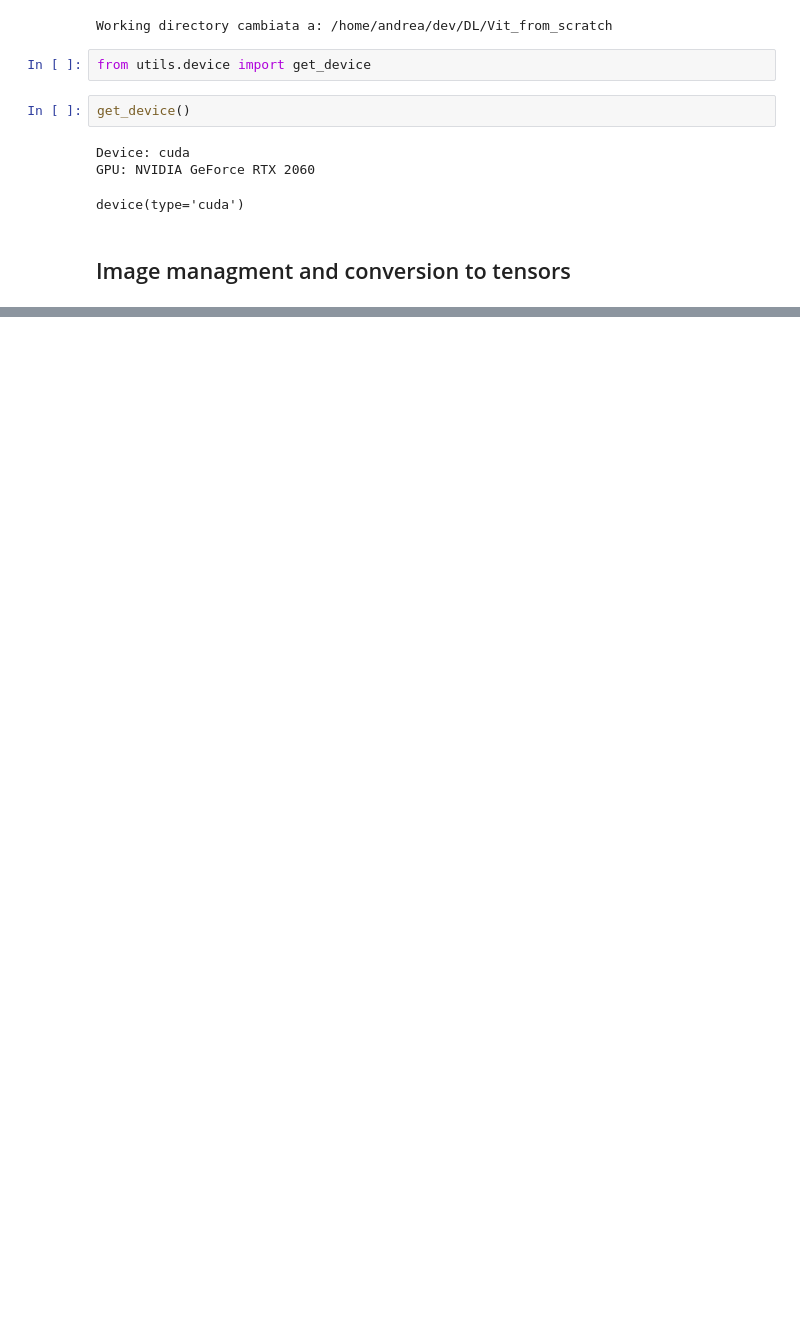
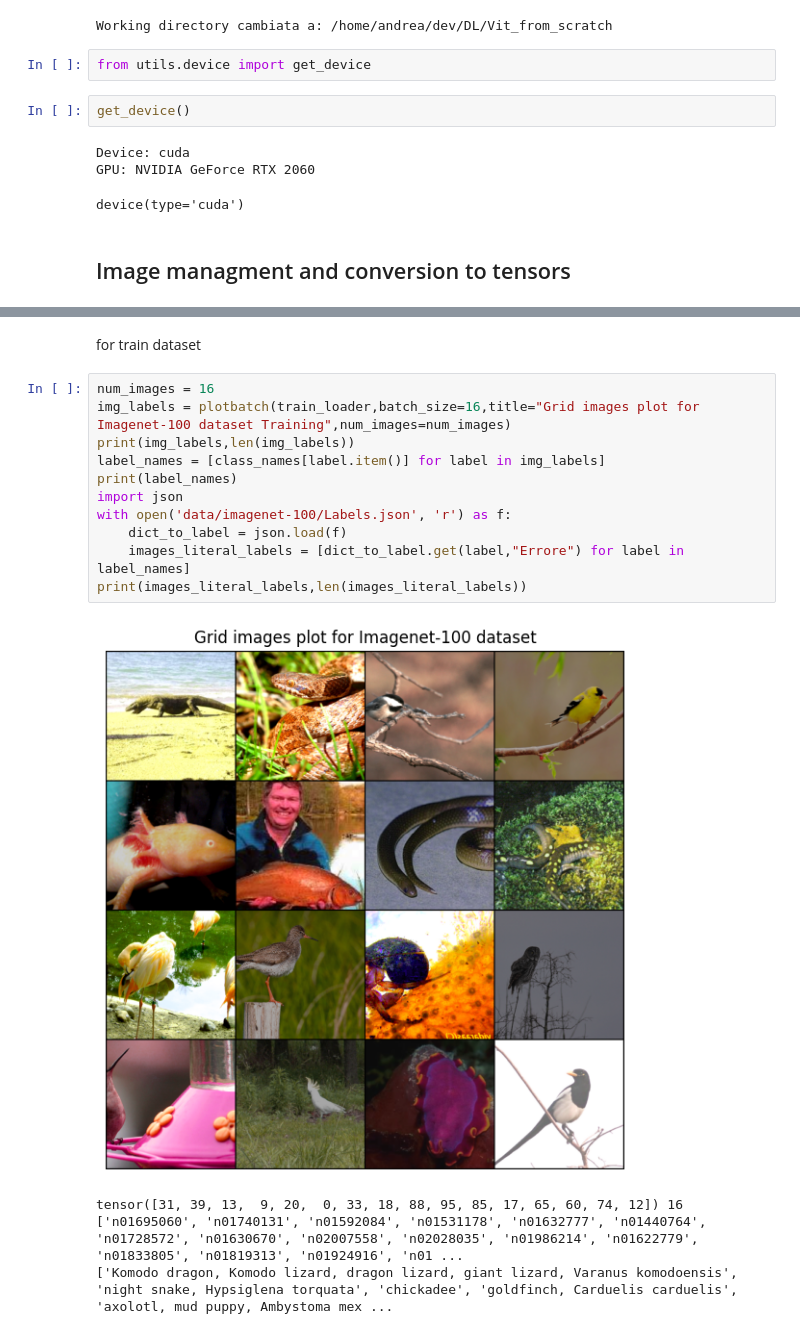
Before and after one commit to Andreathegm/Vit_from_scratch, a Jupyter notebook: notebooks/test.ipynb, the cells around one changed output, grey strips where cells are left out. Saved outputs shown, nothing was run; the diff lists cells and outputs as text; blank space fills up the shorter version.

```diff
--- a/notebooks/test.ipynb
+++ b/notebooks/test.ipynb
@@ -78,0 +131,18 @@ Classes inside subdatest 1 are  25
+# %% [markdown]
+for train dataset
+# %%
+num_images = 16
+img_labels = plotbatch(train_loader,batch_size=16,title="Grid images plot for Imagenet-100 dataset Training",num_images=num_images)
+print(img_labels,len(img_labels))
+label_names = [class_names[label.item()] for label in img_labels]
+print(label_names)
+import json
+with open('data/imagenet-100/Labels.json', 'r') as f:
+    dict_to_label = json.load(f)
+    images_literal_labels = [dict_to_label.get(label,"Errore") for label in label_names]
+print(images_literal_labels,len(images_literal_labels))
+# %% [output]
+[figure, added]
+tensor([31, 39, 13,  9, 20,  0, 33, 18, 88, 95, 85, 17, 65, 60, 74, 12]) 16
+['n01695060', 'n01740131', 'n01592084', 'n01531178', 'n01632777', 'n01440764', 'n01728572', 'n01630670', 'n02007558', 'n02028035', 'n01986214', 'n01622779', 'n01833805', 'n01819313', 'n01924916', 'n01 ...
+['Komodo dragon, Komodo lizard, dragon lizard, giant lizard, Varanus komodoensis', 'night snake, Hypsiglena torquata', 'chickadee', 'goldfinch, Carduelis carduelis', 'axolotl, mud puppy, Ambystoma mex ...
```
Also changed, not shown: parts of 11 cells of this notebook, 4 other files.
